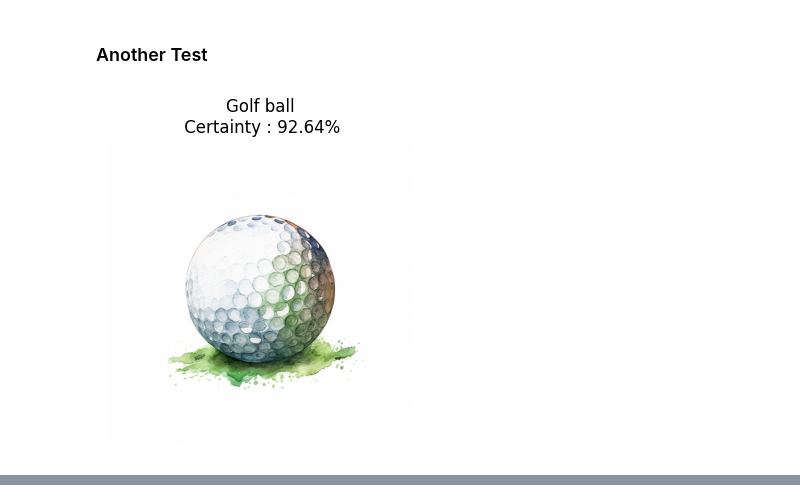
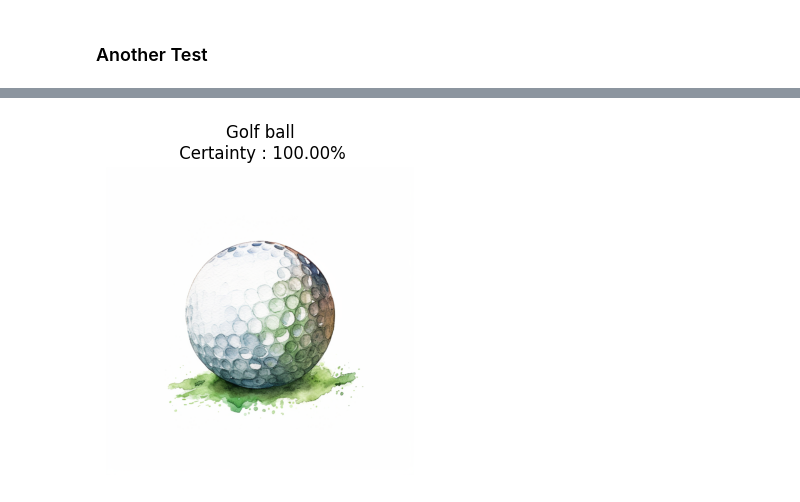
Before and after one commit to BLGR-Saumoine/Projet-DL, a Jupyter notebook: Project_DL.ipynb, the cells around one changed output, grey strips where cells are left out. Saved outputs shown, nothing was run; the diff lists cells and outputs as text; code cells hidden in the pictures.

```diff
--- a/Project_DL.ipynb
+++ b/Project_DL.ipynb
@@ -93,7 +101,7 @@ class ResBlock(nn.Module):
 
       if stride == 2 or in_channels != out_channels :
         if not useBn :
-            self.shortcut = nn.Conv2d(in_channels, out_channels, 1, stride)
+            self.shortcut = nn.Conv2d(in_channels, out_channels, kernel_size=1, stride=stride)
         else :
           self.shortcut = nn.Sequential(
               OrderedDict([
@@ -260,7 +336,3 @@ def trainingModel(modele, dls, nbEpoch = 10, lr = 0.01, optimiser = "SGD",save_c
             with open(save_csv, mode='a', newline='') as file:
                 writer = csv.writer(file)
                 writer.writerow([i + 1, train_loss, valid_acc])
-# %%
-monResnet = ResNet(18, 3, useBn=True)
-
-trainingModel(monResnet, dls, 100, 0.1, optimiser="sgd", save_csv="SGD_Resnet18_moentum09_lr0.1.csv")
@@ -284,0 +339,30 @@ Epoch n°100, loss = 0.10626901357039197, accuracy = 0.819362998008728
+# %%
+#I took different picture on google image and tried to apply it to my model.
+def TestImage(monResnet) :
+
+    img_pil = Image.open("Test_Golf.png").convert('RGB')
+
+    transform = T.Compose([
+        T.Resize((224, 224)),
+        T.ToTensor(),
+        T.Normalize(mean=[0.485, 0.456, 0.406], std=[0.229, 0.224, 0.225])
+    ])
+
+    img_tensor = transform(img_pil).unsqueeze(0).to(torch.device('cuda'))
+
+    monResnet.eval()
+    with torch.no_grad():
+        logits = monResnet(img_tensor)
+        probs = torch.nn.functional.softmax(logits, dim=1)
+
+    score_max, index_max = torch.max(probs, 1)
+    confiance = score_max.item() * 100
+
+    raw_id = dls.vocab[index_max.item()]
+    real_name = get_name_from_id(raw_id)
+
+    plt.figure(figsize=(4, 4))
+    plt.imshow(img_pil)
+    plt.axis('off')
+    plt.title(f"{real_name}\n Certainty : {confiance:.2f}%")
+    plt.show()
@@ -339,39 +454,10 @@ Here, the learning rate correspond to the
 | **100** | 0.1896 | 0.8270 | 0.0924 | 0.8504 |
 # %% [markdown]
 ### Another Test
-# %%
-#I took different picture on google image and tried to apply it to my model.
-
-img_pil = Image.open("Test_Golf.png").convert('RGB')
-
-transform = T.Compose([
-    T.Resize((224, 224)),
-    T.ToTensor(),
-    T.Normalize(mean=[0.485, 0.456, 0.406], std=[0.229, 0.224, 0.225])
-])
-
-img_tensor = transform(img_pil).unsqueeze(0).to(torch.device('cuda'))
-
-monResnet.eval()
-with torch.no_grad():
-    logits = monResnet(img_tensor)
-    probs = torch.nn.functional.softmax(logits, dim=1)
-
-score_max, index_max = torch.max(probs, 1)
-confiance = score_max.item() * 100
-
-raw_id = dls.vocab[index_max.item()]
-real_name = get_name_from_id(raw_id)
-
-plt.figure(figsize=(4, 4))
-plt.imshow(img_pil)
-plt.axis('off')
-plt.title(f"{real_name}\n Certainty : {confiance:.2f}%")
-plt.show()
-# %% [output]
-[figure, removed]
 # %%
-monResnet = ResNet(18, 3, useBn=False)
+monResnet = ResNet(18, 3, useBn=True)
 
-trainingModel(monResnet, dls, 100, 0.1, optimiser="sgd", save_csv="SGD_Resnet18_moentum09_lr0.1NOBN.csv")
+trainingModel(monResnet, dls, 100, 0.01, optimiser="adam", save_csv="Adam_Resnet18_lr0.01.csv")
+
+TestImage(monResnet)
 # %% [output]
@@ -394,0 +482 @@ Epoch n°100, loss = 0.2623068229996995, accuracy = 0.8262419700622559
+[figure, added]
```
Also changed, not shown: parts of 22 cells of this notebook, 10 other files.
